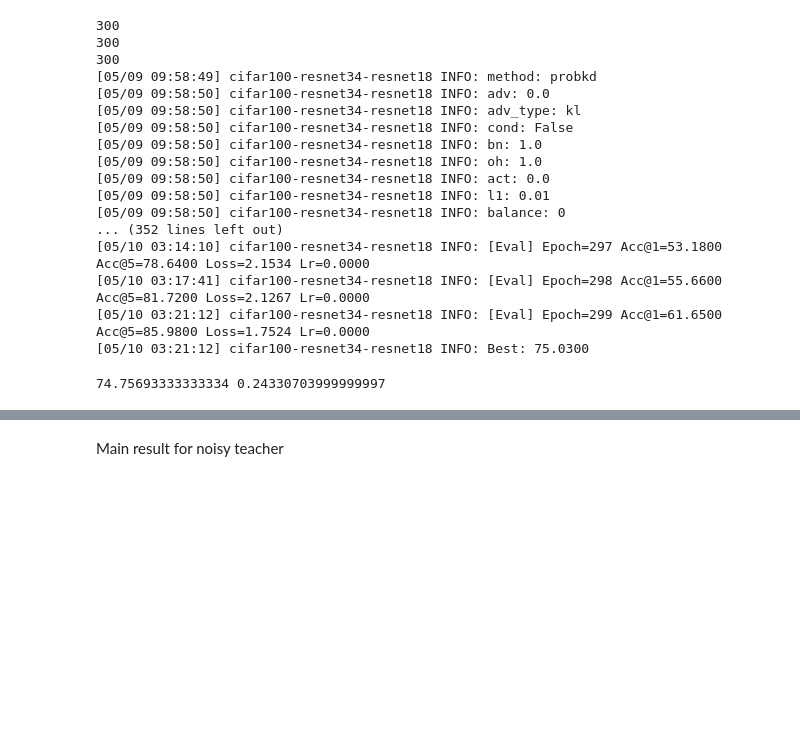
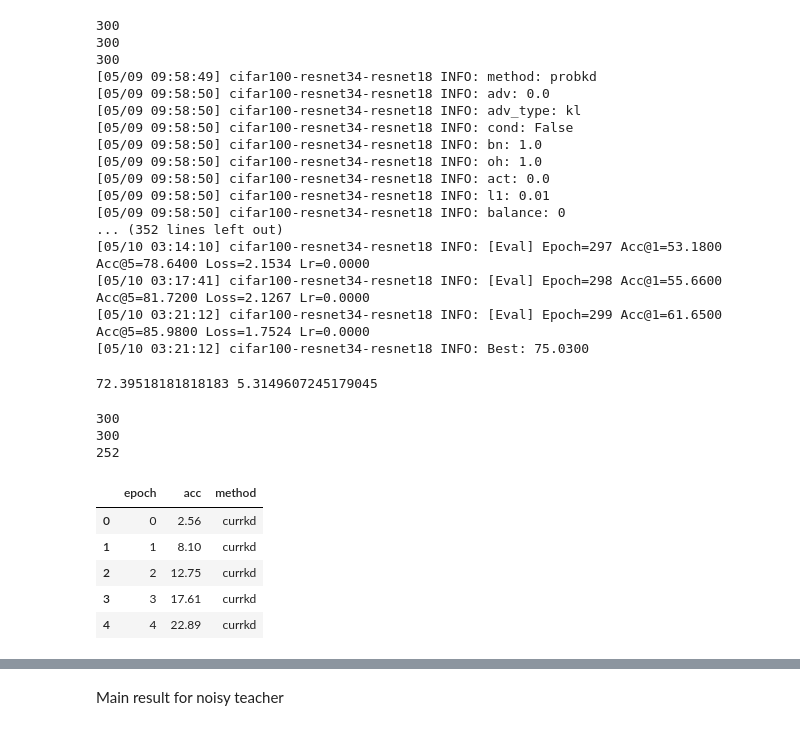
Before and after one commit to ljrprocc/DataFree, a Jupyter notebook: notebooks/Convergence Visualization.ipynb, the cells around one changed output, grey strips where cells are left out. Saved outputs shown, nothing was run; the diff lists cells and outputs as text; code cells hidden in the pictures; blank space fills up the shorter version.

```diff
--- a/notebooks/Convergence Visualization.ipynb
+++ b/notebooks/Convergence Visualization.ipynb
@@ -217,9 +230,39 @@ means = [np.mean(x) for x in res]
 vars = [np.var(x) for x in res]
 # print(means, vars)
 # means = np.asarray(means)
-real_mean = np.mean(means[-50:])
-real_var = np.var(means[-50:])
+real_mean = np.mean(means[80:])
+real_var = np.var(means[80:])
 print(real_mean, real_var)
 # %% [output]
-74.75693333333334 0.24330703999999997
+72.39518181818183 5.3149607245179045
+# %%
+file_lists = [
+    '/data/lijingru/CMI/checkpoints/datafree-cmi/log-cifar100-resnet34-resnet18-cmi.txt',
+    '/data/lijingru/CMI/checkpoints/datafree-dafl/log-cifar100-resnet34-resnet18.txt',
+    '/data/lijingru/CMI/checkpoints/datafree-deepinv/log-cifar100-resnet34-resnet18-deepinv.txt'
+]
+
+methods = ['cmi', 'dafl', 'adi']
+# currkd_res = all_res[0]
+for f, m in zip(file_lists, methods):
+    res_dict = get_res_dict(f)
+
+    real_res_dict = {'epoch': list(res_dict.keys()), 'acc': list(res_dict.values()), 'method': [m for _ in range(len(res_dict))]}
+    dfa = pd.DataFrame(data=real_res_dict)
+    dfs_hun.append(dfa)
+    values = list(res_dict.values())
+    print(len(values))
+
+all_dfs = pd.concat(dfs_hun)
+all_dfs.head()
+# %% [output]
+300
+300
+252
+|  | epoch | acc | method |
+| 0 | 0 | 2.56 | currkd |
+| 1 | 1 | 8.10 | currkd |
+| 2 | 2 | 12.75 | currkd |
+| 3 | 3 | 17.61 | currkd |
+| 4 | 4 | 22.89 | currkd |
 # %%
```
Also changed, not shown: parts of 6 cells of this notebook, 7 other files.
